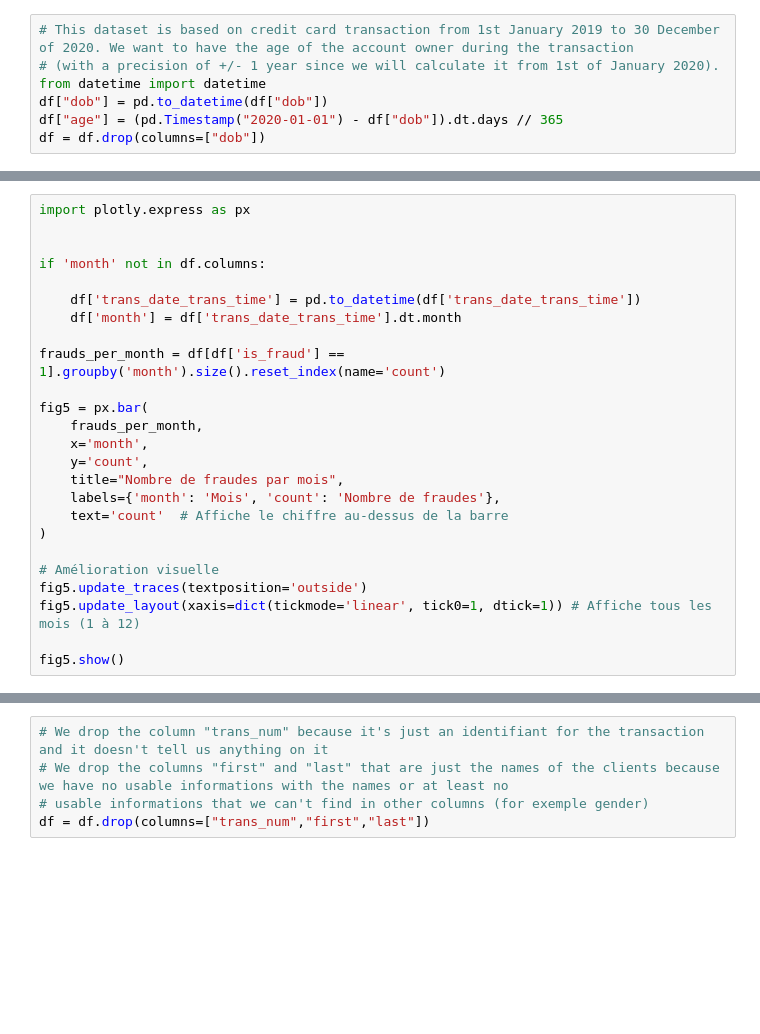
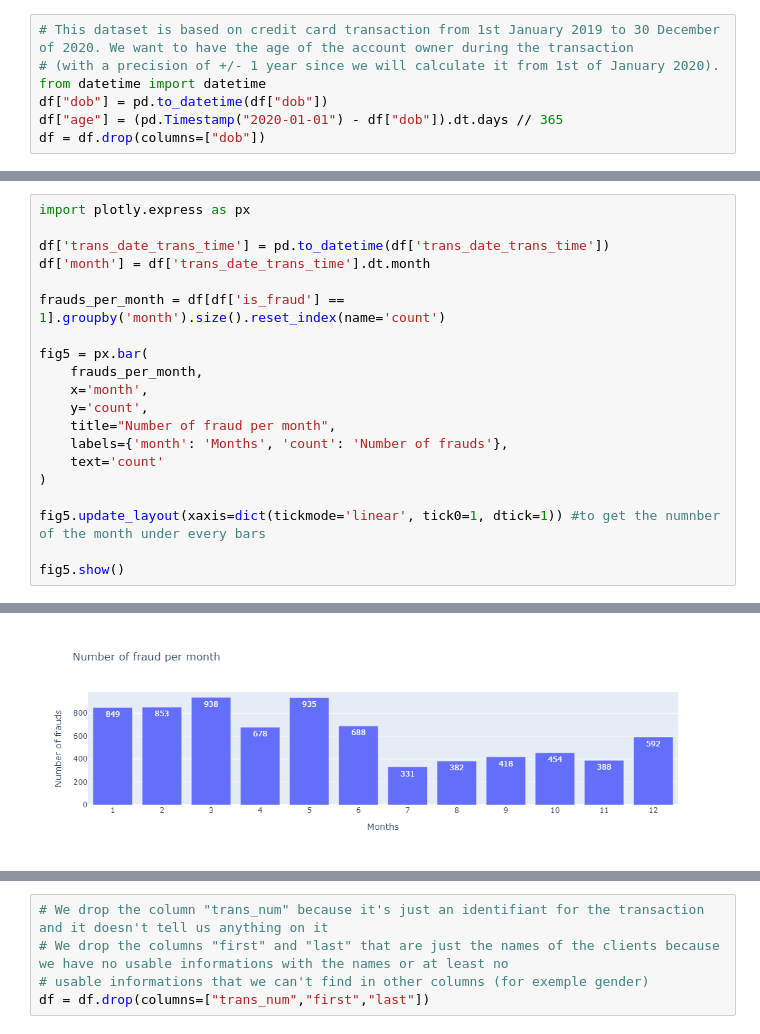
Before and after one commit to MarcGerais/DIA_ML, a Jupyter notebook: Project_Preprocess.ipynb, the cells around one changed output, grey strips where cells are left out. Cells and saved outputs as stored; diff of their text form; blank space fills up the shorter version.

```diff
--- a/Project_Preprocess.ipynb
+++ b/Project_Preprocess.ipynb
@@ -82,11 +78,8 @@ else:
 # %%
 import plotly.express as px
 
-
-if 'month' not in df.columns:
-
-    df['trans_date_trans_time'] = pd.to_datetime(df['trans_date_trans_time'])
-    df['month'] = df['trans_date_trans_time'].dt.month
+df['trans_date_trans_time'] = pd.to_datetime(df['trans_date_trans_time'])
+df['month'] = df['trans_date_trans_time'].dt.month
 
 frauds_per_month = df[df['is_fraud'] == 1].groupby('month').size().reset_index(name='count')
 
@@ -94,14 +87,12 @@ fig5 = px.bar(
     frauds_per_month,
     x='month',
     y='count',
-    title="Nombre de fraudes par mois",
-    labels={'month': 'Mois', 'count': 'Nombre de fraudes'},
-    text='count'  # Affiche le chiffre au-dessus de la barre
+    title="Number of fraud per month",
+    labels={'month': 'Months', 'count': 'Number of frauds'},
+    text='count'
 )
 
-# Amélioration visuelle
-fig5.update_traces(textposition='outside')
-fig5.update_layout(xaxis=dict(tickmode='linear', tick0=1, dtick=1)) # Affiche tous les mois (1 à 12)
+fig5.update_layout(xaxis=dict(tickmode='linear', tick0=1, dtick=1)) #to get the numnber of the month under every bars
 
 fig5.show()
 # %% [output]
@@ -109,3 +99,4 @@ fig5.show()
+[figure, added]
 # %%
 # evaluate oversampling/ undersampling
 import seaborn as sns
```
Also changed, not shown: parts of 9 cells of this notebook, 1 other file.
